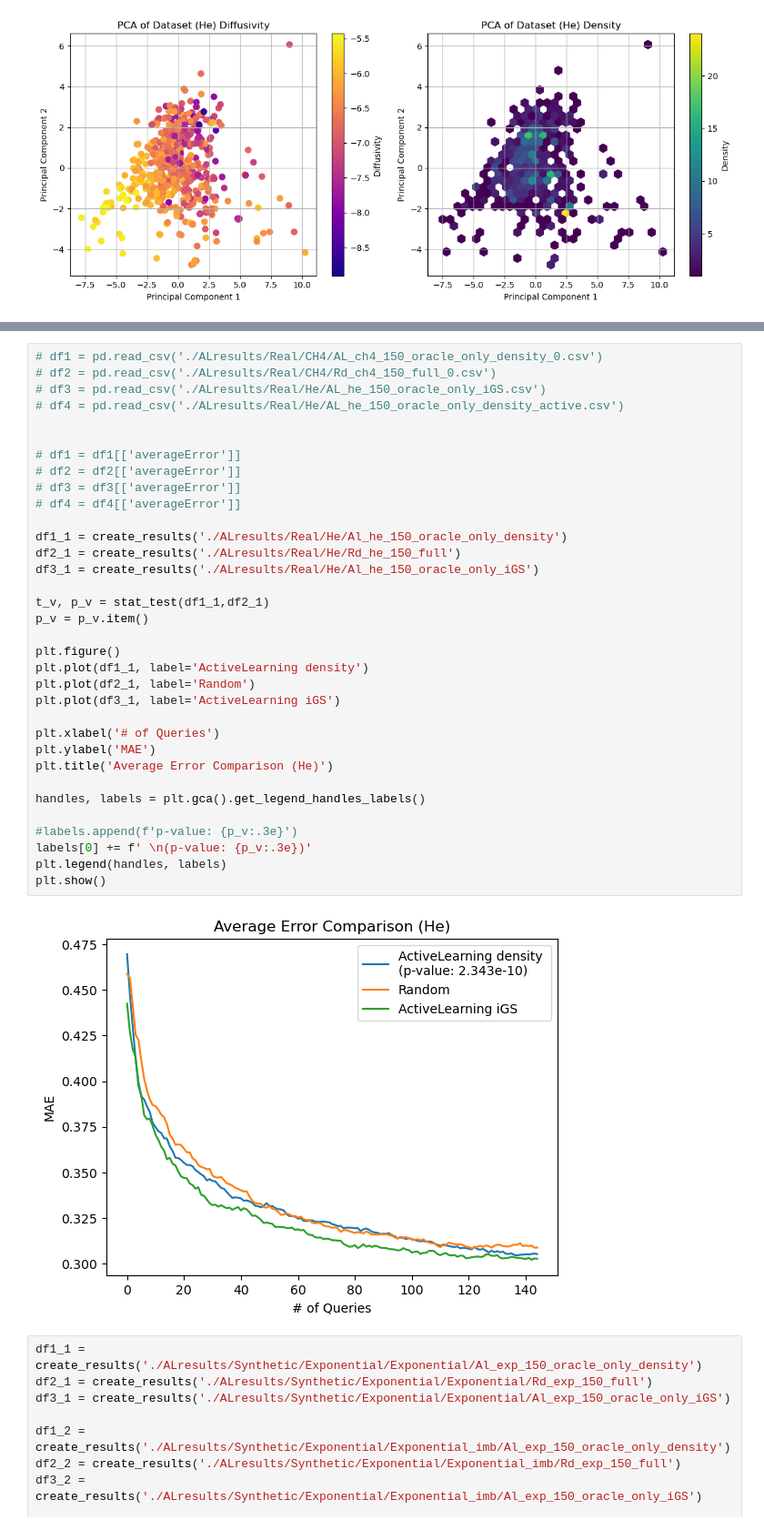
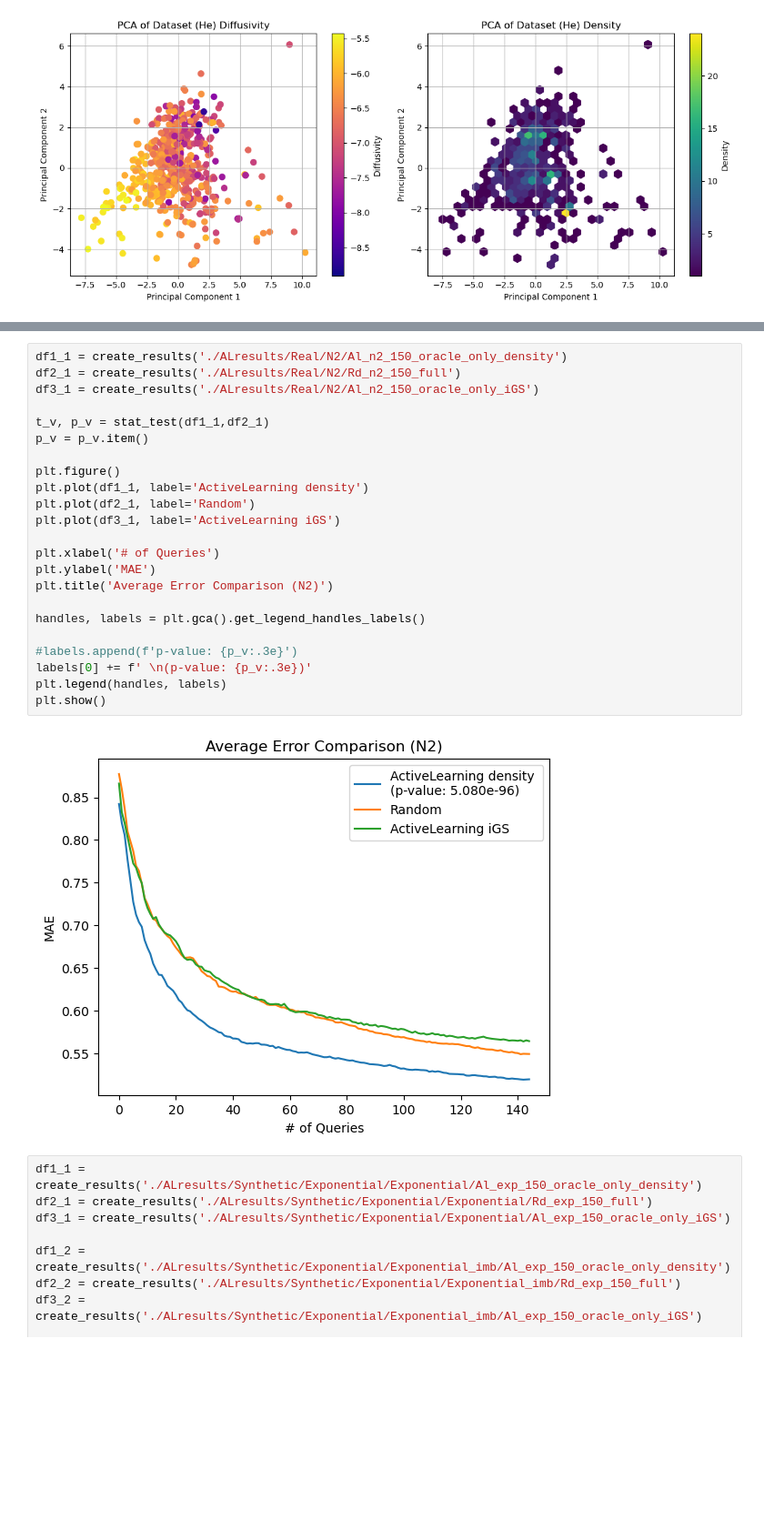
Before and after one commit to PMaratos/2023_Inverse_ZIF_paper, a Jupyter notebook: Active_Learning/Active_Learning.ipynb, the cells around one changed output, grey strips where cells are left out. Shown: that part at 91% size. Saved outputs shown, nothing was run; the diff lists cells and outputs as text; blank space fills up the shorter version.

```diff
--- a/Active_Learning/Active_Learning.ipynb
+++ b/Active_Learning/Active_Learning.ipynb
@@ -1331,41 +1149,30 @@ def stat_test(df1,df2):
     t_stat, p_value = stats.ttest_rel(arr1, arr2)
     return t_stat,p_value
 # %%
-# df1 = pd.read_csv('./ALresults/Real/CH4/AL_ch4_150_oracle_only_density_0.csv')
-# df2 = pd.read_csv('./ALresults/Real/CH4/Rd_ch4_150_full_0.csv')
-# df3 = pd.read_csv('./ALresults/Real/He/AL_he_150_oracle_only_iGS.csv')
-# df4 = pd.read_csv('./ALresults/Real/He/AL_he_150_oracle_only_density_active.csv')
-
-
-# df1 = df1[['averageError']]
-# df2 = df2[['averageError']]
-# df3 = df3[['averageError']]
-# df4 = df4[['averageError']]
-
-df1_1 = create_results('./ALresults/Real/He/Al_he_150_oracle_only_density')
-df2_1 = create_results('./ALresults/Real/He/Rd_he_150_full')
-df3_1 = create_results('./ALresults/Real/He/Al_he_150_oracle_only_iGS')
+df1_1 = create_results('./ALresults/Real/N2/Al_n2_150_oracle_only_density')
+df2_1 = create_results('./ALresults/Real/N2/Rd_n2_150_full')
+df3_1 = create_results('./ALresults/Real/N2/Al_n2_150_oracle_only_iGS')
 
 t_v, p_v = stat_test(df1_1,df2_1)
 p_v = p_v.item()
 
 plt.figure()
 plt.plot(df1_1, label='ActiveLearning density')
 plt.plot(df2_1, label='Random')
 plt.plot(df3_1, label='ActiveLearning iGS')
 
 plt.xlabel('# of Queries')
 plt.ylabel('MAE')
-plt.title('Average Error Comparison (He)')
+plt.title('Average Error Comparison (N2)')
 
 handles, labels = plt.gca().get_legend_handles_labels()
 
 #labels.append(f'p-value: {p_v:.3e}')
 labels[0] += f' \n(p-value: {p_v:.3e})'
 plt.legend(handles, labels)
 plt.show()
 # %% [output]
-[figure, old version]
+[figure, new version]
 # %%
 df1_1 = create_results('./ALresults/Synthetic/Exponential/Exponential/Al_exp_150_oracle_only_density')
 df2_1 = create_results('./ALresults/Synthetic/Exponential/Exponential/Rd_exp_150_full')
```
Also changed, not shown: parts of 22 cells of this notebook.
